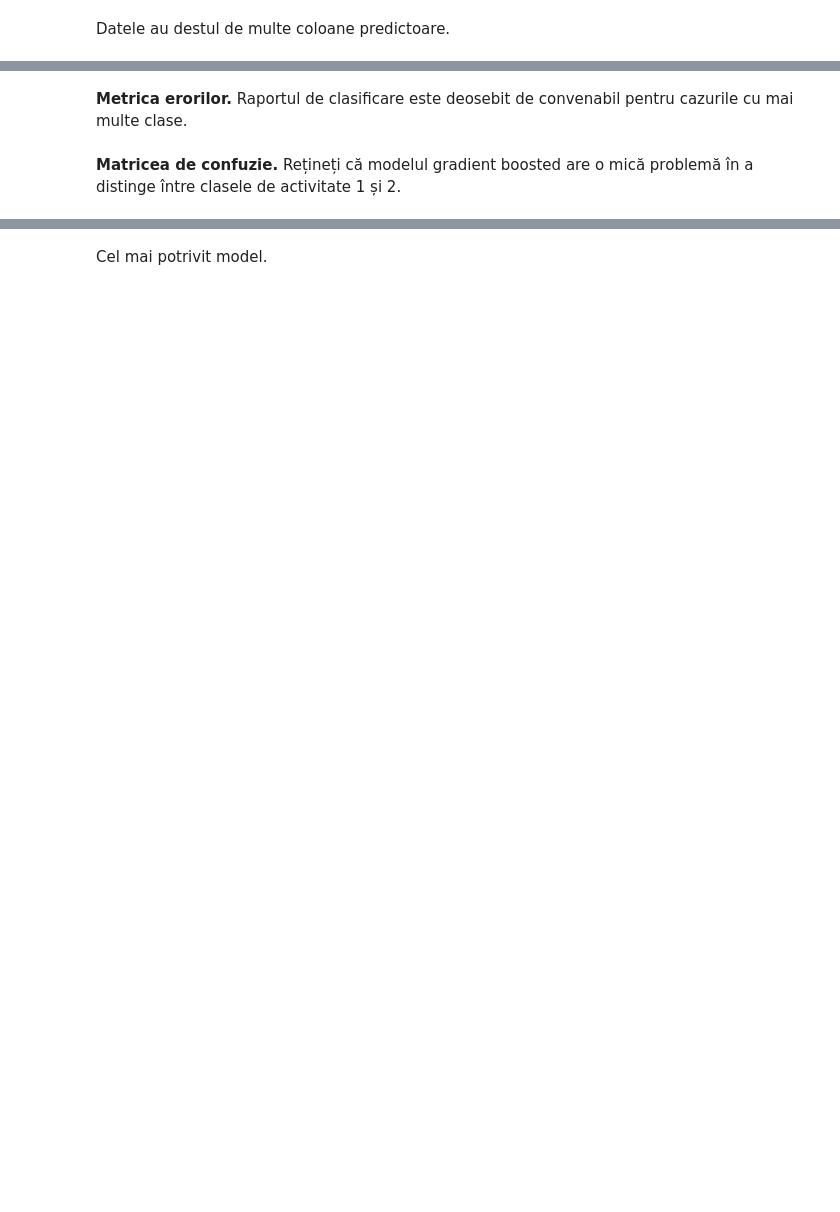
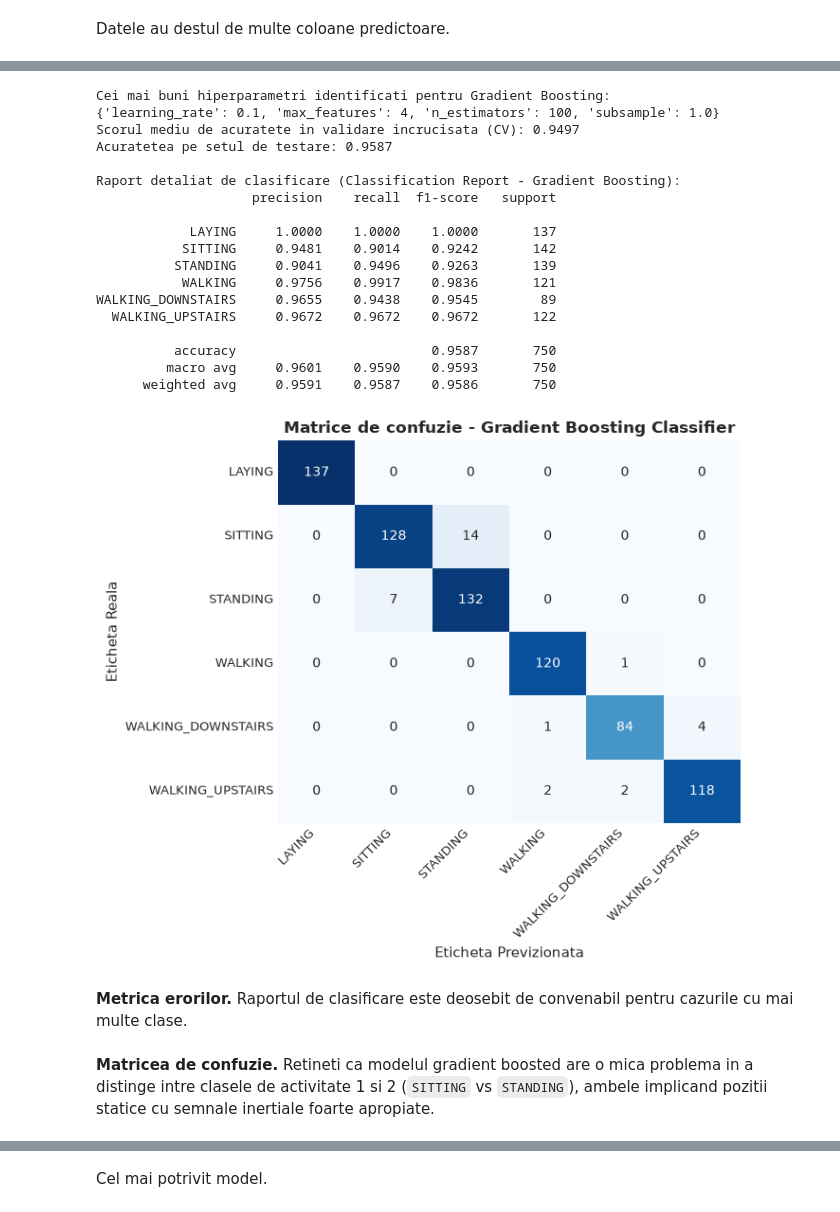
Before and after one commit to yettensyvus/ML-labs, a Jupyter notebook: lab09-10/Ro_10_Boosting_and_Stacking_Exercises.ipynb, the cells around one changed output, grey strips where cells are left out. Saved outputs shown, nothing was run; the diff lists cells and outputs as text; code cells hidden in the pictures; blank space fills up the shorter version.

```diff
--- a/lab09-10/Ro_10_Boosting_and_Stacking_Exercises.ipynb
+++ b/lab09-10/Ro_10_Boosting_and_Stacking_Exercises.ipynb
@@ -82,5 +237,75 @@ De asemenea, acest lucru este similar cu întrebarea 3 din săptămâna 9, cu ex
+# %%
+# 1. Cautarea hiperparametrilor optimi prin GridSearchCV pentru GradientBoostingClassifier
+param_grid_gb = {
+    'n_estimators': [50, 100],
+    'learning_rate': [0.1, 0.05],
+    'subsample': [1.0, 0.5],
+    'max_features': [4]
+}
+
+grid_gb = GridSearchCV(
+    estimator=GradientBoostingClassifier(random_state=42),
+    param_grid=param_grid_gb,
+    cv=3,
+    scoring='accuracy',
+    n_jobs=-1
+)
+grid_gb.fit(X_train, y_train)
+
+best_gb = grid_gb.best_estimator_
+y_pred_gb = best_gb.predict(X_test)
+
+print("Cei mai buni hiperparametri identificati pentru Gradient Boosting:")
+print(grid_gb.best_params_)
+print(f"Scorul mediu de acuratete in validare incrucisata (CV): {grid_gb.best_score_:.4f}")
+print(f"Acuratetea pe setul de testare: {accuracy_score(y_test, y_pred_gb):.4f}")
+
+# 2. Raportul de clasificare
+print("\nRaport detaliat de clasificare (Classification Report - Gradient Boosting):")
+print(classification_report(y_test, y_pred_gb, target_names=le.classes_, digits=4))
+
+# 3. Matricea de confuzie
+cm_gb = confusion_matrix(y_test, y_pred_gb)
+
+plt.figure(figsize=(7, 6))
+sns.heatmap(
+    cm_gb,
+    annot=True,
+    fmt='d',
+    cmap='Blues',
+    xticklabels=le.classes_,
+    yticklabels=le.classes_,
+    cbar=False
+)
+plt.title('Matrice de confuzie - Gradient Boosting Classifier', fontsize=12, fontweight='bold')
+plt.xlabel('Eticheta Previzionata', fontsize=11)
+plt.ylabel('Eticheta Reala', fontsize=11)
+plt.xticks(rotation=45, ha='right', fontsize=9)
+plt.yticks(rotation=0, fontsize=9)
+plt.tight_layout()
+plt.show()
+# %% [output]
+Cei mai buni hiperparametri identificati pentru Gradient Boosting:
+{'learning_rate': 0.1, 'max_features': 4, 'n_estimators': 100, 'subsample': 1.0}
+Scorul mediu de acuratete in validare incrucisata (CV): 0.9497
+Acuratetea pe setul de testare: 0.9587
+
+Raport detaliat de clasificare (Classification Report - Gradient Boosting):
+                    precision    recall  f1-score   support
+
+            LAYING     1.0000    1.0000    1.0000       137
+           SITTING     0.9481    0.9014    0.9242       142
+          STANDING     0.9041    0.9496    0.9263       139
+           WALKING     0.9756    0.9917    0.9836       121
+WALKING_DOWNSTAIRS     0.9655    0.9438    0.9545        89
+  WALKING_UPSTAIRS     0.9672    0.9672    0.9672       122
+
+          accuracy                         0.9587       750
+         macro avg     0.9601    0.9590    0.9593       750
+      weighted avg     0.9591    0.9587    0.9586       750
+[figure, added]
 # %% [markdown]
 **Metrica erorilor.** Raportul de clasificare este deosebit de convenabil pentru cazurile cu mai multe clase.
 # %% [markdown]
-**Matricea de confuzie.** Rețineți că modelul gradient boosted are o mică problemă în a distinge între clasele de activitate 1 și 2.
+**Matricea de confuzie.** Retineti ca modelul gradient boosted are o mica problema in a distinge intre clasele de activitate 1 si 2 (`SITTING` vs `STANDING`), ambele implicand pozitii statice cu semnale inertiale foarte apropiate.
 # %% [markdown]
```
Also changed, not shown: parts of 28 cells of this notebook, 1 other file.
